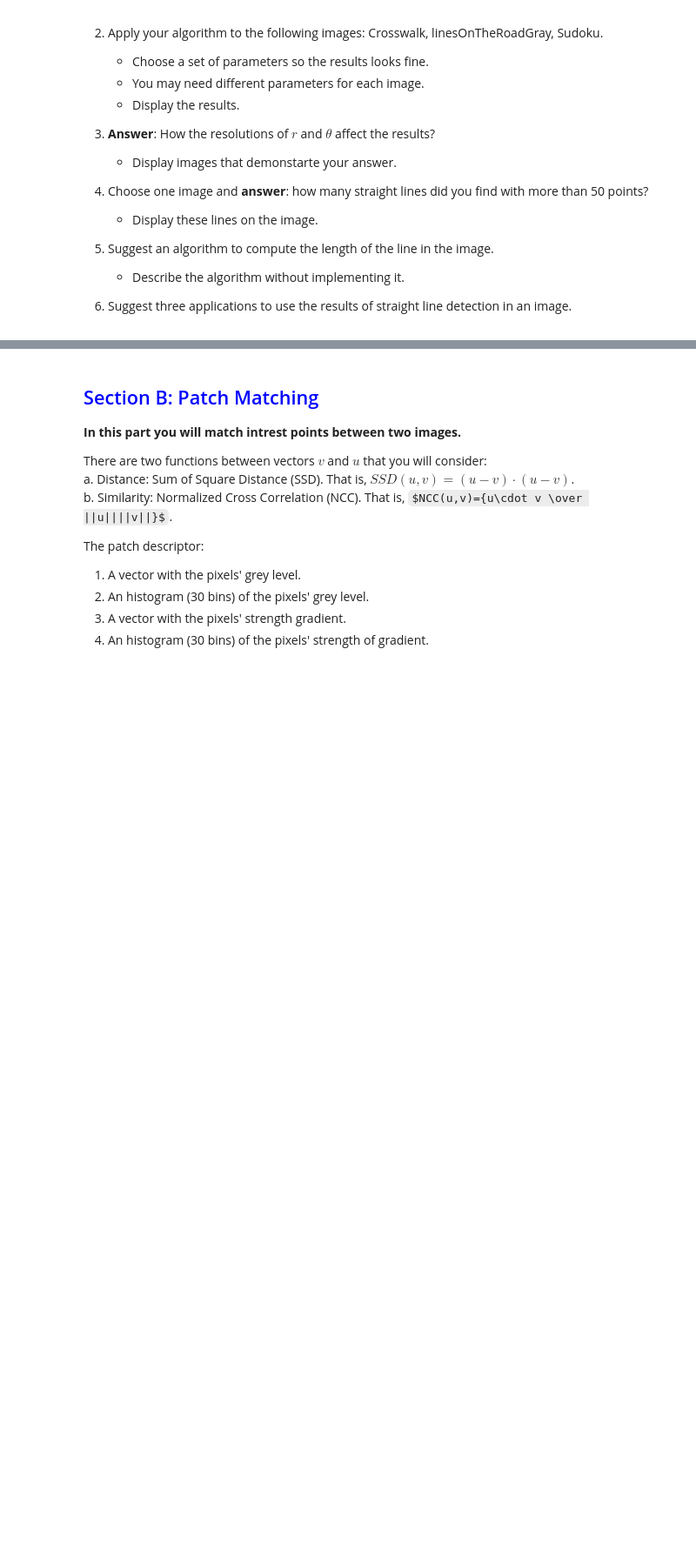
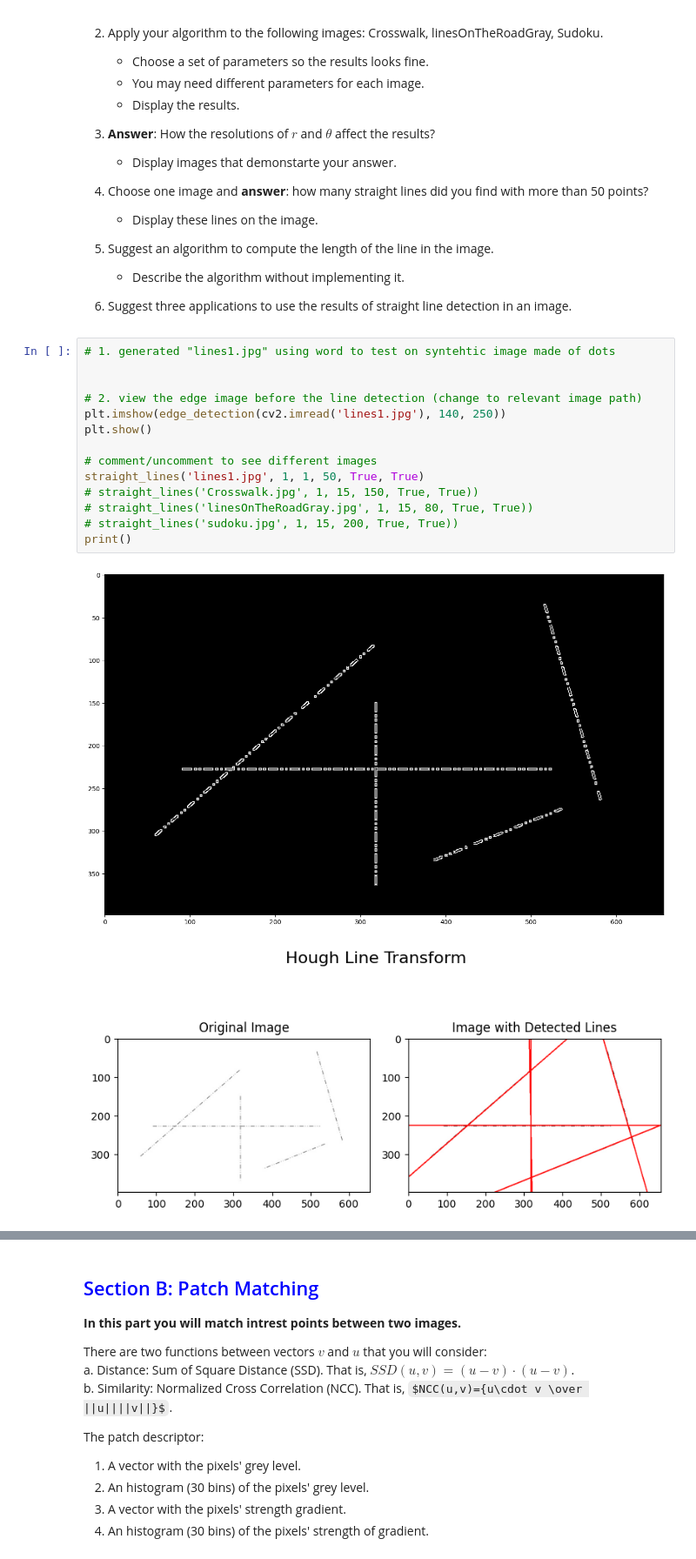
Before and after one commit to haeshed/classic-computer-vision, a Jupyter notebook: HW2/hw2 - test5.ipynb, the cells around one changed output, grey strips where cells are left out. Shown at 87% size. Cells and saved outputs as stored; diff of their text form; some formulas as TeX source; blank space fills up the shorter version.

```diff
--- a/HW2/hw2 - test5.ipynb
+++ b/HW2/hw2 - test5.ipynb
@@ -456,3 +419,20 @@ ax2.imshow(edges), ax2.set_title('Edge Image')
 
 
 6. Suggest three applications to use the results of straight line detection in an image.
+# %%
+# 1. generated "lines1.jpg" using word to test on syntehtic image made of dots
+
+
+# 2. view the edge image before the line detection (change to relevant image path)
+plt.imshow(edge_detection(cv2.imread('lines1.jpg'), 140, 250))
+plt.show()
+
+# comment/uncomment to see different images
+straight_lines('lines1.jpg', 1, 1, 50, True, True)
+# straight_lines('Crosswalk.jpg', 1, 15, 150, True, True))
+# straight_lines('linesOnTheRoadGray.jpg', 1, 15, 80, True, True))
+# straight_lines('sudoku.jpg', 1, 15, 200, True, True))
+print()
+# %% [output]
+[figure, added]
+[figure, added]
```
Also changed, not shown: parts of 8 cells of this notebook, 1 other file.
